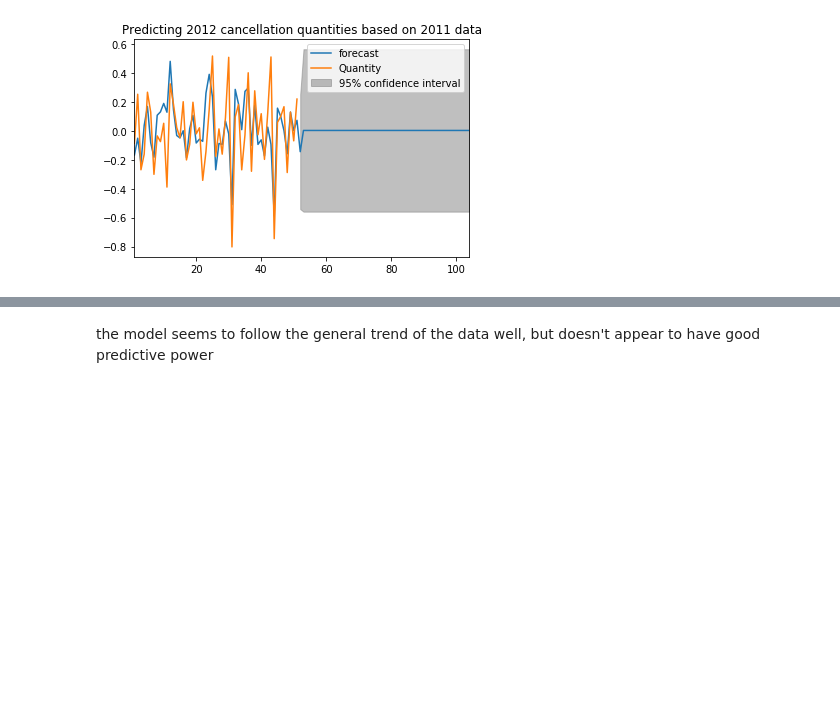
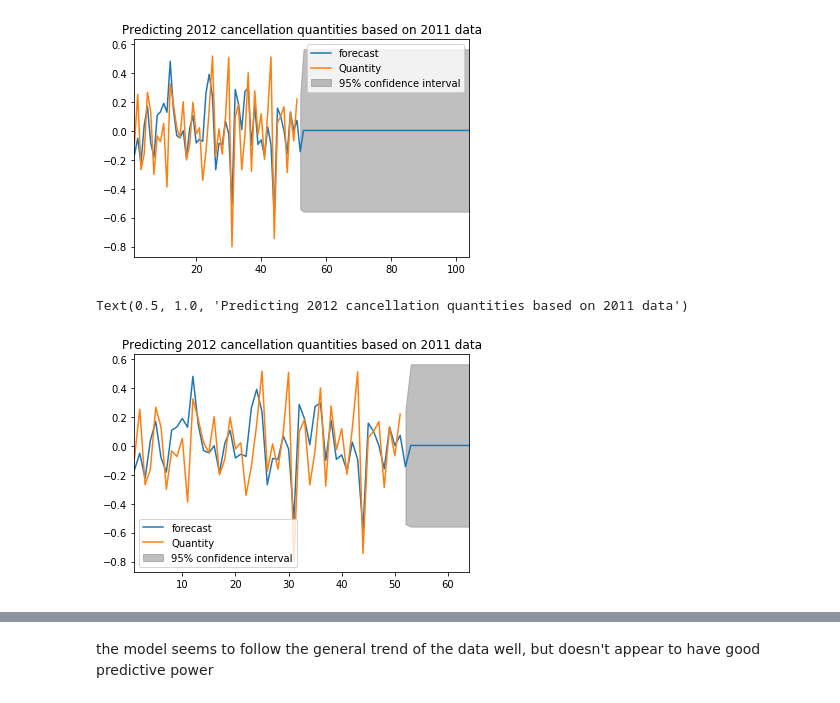
Before and after one commit to bhan-ds/Springboard-other-projects, a Jupyter notebook: capstone-2/Capstone 2.ipynb, the cells around one changed output, grey strips where cells are left out. Drawn from its saved outputs; the diff is of its cells as text; code cells hidden in the pictures; blank space fills up the shorter version.

```diff
--- a/capstone-2/Capstone 2.ipynb
+++ b/capstone-2/Capstone 2.ipynb
@@ -1349,3 +1349,10 @@ plt.title('Predicting 2012 cancellation quantities based on 2011 data')
 # %% [output]
 Text(0.5, 1.0, 'Predicting 2012 cancellation quantities based on 2011 data')
 [figure]
+# %%
+#using 64 as we have 12 months of data  (52 weeks), and I would like to predict the next 3 months (12 weeks). (52+12=64 total weeks)
+results.plot_predict(1,64)
+plt.title('Predicting 2012 cancellation quantities based on 2011 data')
+# %% [output]
+Text(0.5, 1.0, 'Predicting 2012 cancellation quantities based on 2011 data')
+[figure, added]
```
Also changed, not shown: parts of 31 cells of this notebook.
